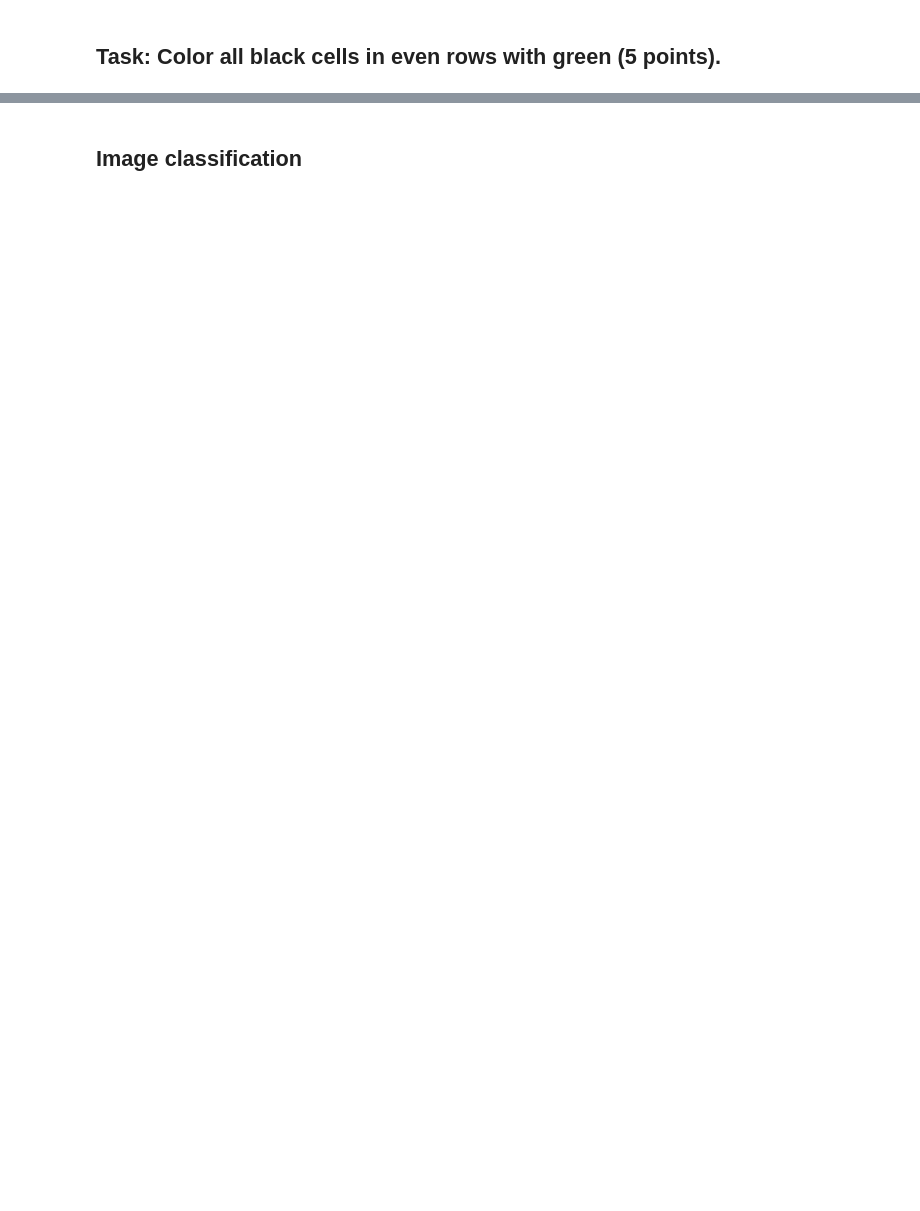
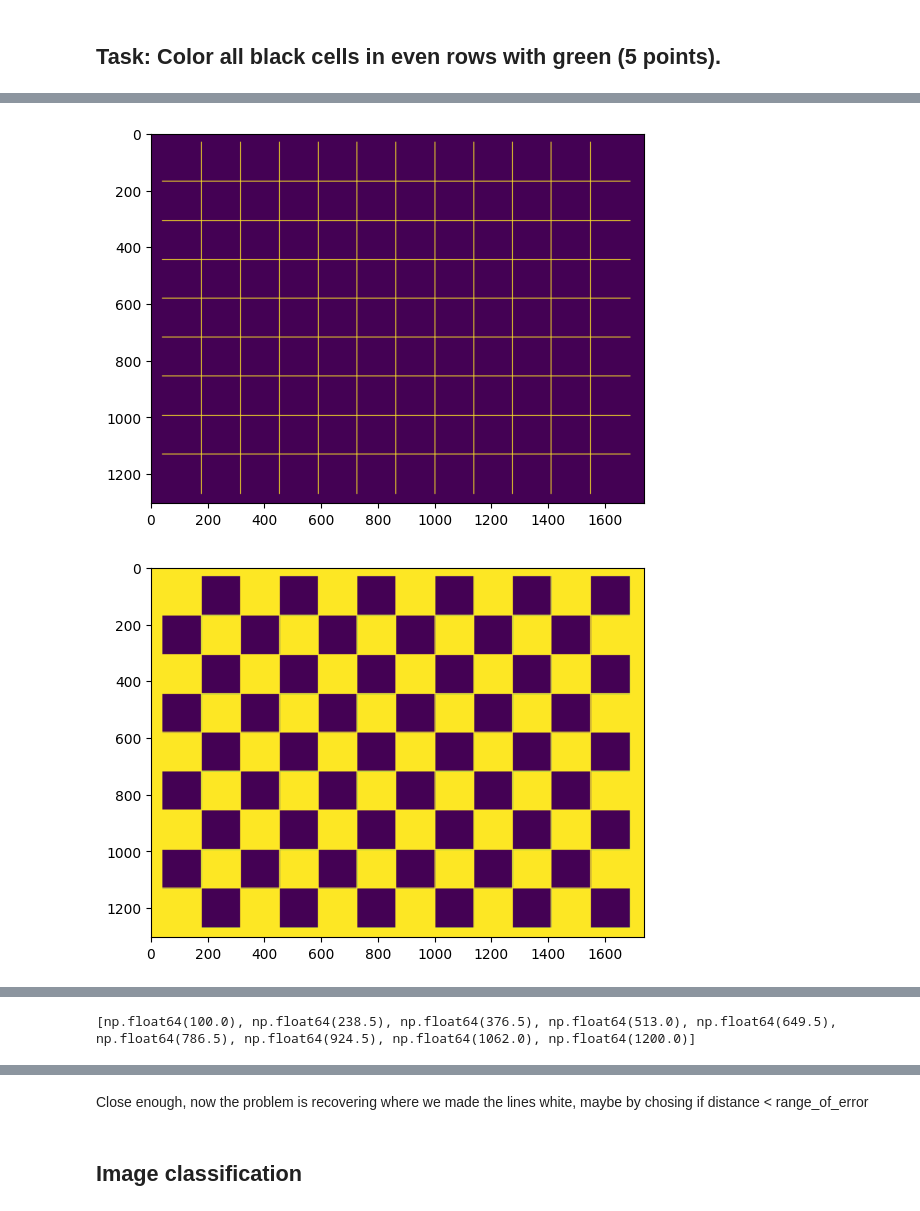
Before and after one commit to esauflores/ml-course, a Jupyter notebook: Class05_classic_CV/Class_05_classic_cv_practice.ipynb, the cells around one changed output, grey strips where cells are left out. Cells and saved outputs as stored; diff of their text form; code cells hidden in the pictures; blank space fills up the shorter version.

```diff
--- a/Class05_classic_CV/Class_05_classic_cv_practice.ipynb
+++ b/Class05_classic_CV/Class_05_classic_cv_practice.ipynb
@@ -133,3 +199,78 @@ plt.imshow(result_image)
 # %%
 def recolor_even_rows(img):
-    pass # YOUR CODE HERE
+    vertical_diff = abs(img[:, 1:] - img[:, :-1])
+    vertical_diff_padded = np.hstack([vertical_diff, vertical_diff[:, -1][:, np.newaxis]])
+    vertical_lines, _ = detect_lines(vertical_diff_padded)
+
+    horizontal_diff = abs(img[1:] - img[:-1])
+    horizontal_diff_padded = np.vstack([horizontal_diff, horizontal_diff[-1:, :]])
+    horizontal_lines, _ = detect_lines(horizontal_diff_padded)
+
+    image_with_lines = vertical_lines + horizontal_lines
+
+    plt.imshow(image_with_lines)
+    plt.show()
+
+
+    img_overlay = img.copy()
+    img_overlay[image_with_lines > 0] = 255
+
+    plt.imshow(img_overlay)
+    plt.show()
+
+    binary_img = (img_overlay == 0).astype(np.uint8)
+    n_black_cells, component_map = cv2.connectedComponents(binary_img)
+
+    plt.imshow(component_map)
+    plt.show()
+
+    img_rgb = cv2.cvtColor(img, cv2.COLOR_GRAY2RGB)
+
+    # for each component calculate avg height
+
+    heights = []
+    for i in range(1, n_black_cells):
+        ys, xs = np.where(component_map == i)
+        heights.append(np.mean(ys))
+
+    # range of error
+    error = 10
+    heights = sorted(heights)
+
+    real_heights = [heights[0]]
+    for i in range(1, len(heights)):
+        if heights[i] - real_heights[-1] >= error:
+            real_heights.append(heights[i])
+
+    print(real_heights)
+
+    for i in range(1, n_black_cells):
+        ys, xs = np.where(component_map == i)
+        avg_y = np.mean(ys)
+        # find closest height in real_heights
+        closest_height = min(real_heights, key=lambda x: abs(x - avg_y))
+
+        row_index = real_heights.index(closest_height)
+
+        # Paint green if it's an even chessboard row
+        if row_index % 2 == 1:
+            img_rgb[ys, xs] = [0, 255, 0]
+
+    # because we painted white some of the black lines
+    # make the green squares bigger
+
+    green_mask = np.all(img_rgb == [0, 255, 0], axis=2).astype(np.uint8)
+    # 10 pixels of error, maybe too much, idk
+    dilated_mask = cv2.dilate(green_mask, get_kernel(10), iterations=1)
+
+    # Apply the dilated mask to RGB image
+    img_rgb[dilated_mask > 0] = [0, 255, 0]
+    return img_rgb
+
+recolored_image = recolor_even_rows(img)
+
+plt.imshow(recolored_image)
+plt.show()
+# %% [output]
+[figure, added]
+[figure, added]
@@ -135,0 +278 @@ def recolor_even_rows(img):
+[np.float64(100.0), np.float64(238.5), np.float64(376.5), np.float64(513.0), np.float64(649.5), np.float64(786.5), np.float64(924.5), np.float64(1062.0), np.float64(1200.0)]
@@ -136,3 +280,5 @@ def recolor_even_rows(img):
+# %% [markdown]
+Close enough, now the problem is recovering where we made the lines white, maybe by chosing if distance < range_of_error
 # %% [markdown]
 ## Image classification
 # %%
```
Also changed, not shown: parts of 19 cells of this notebook, 14 other files.
